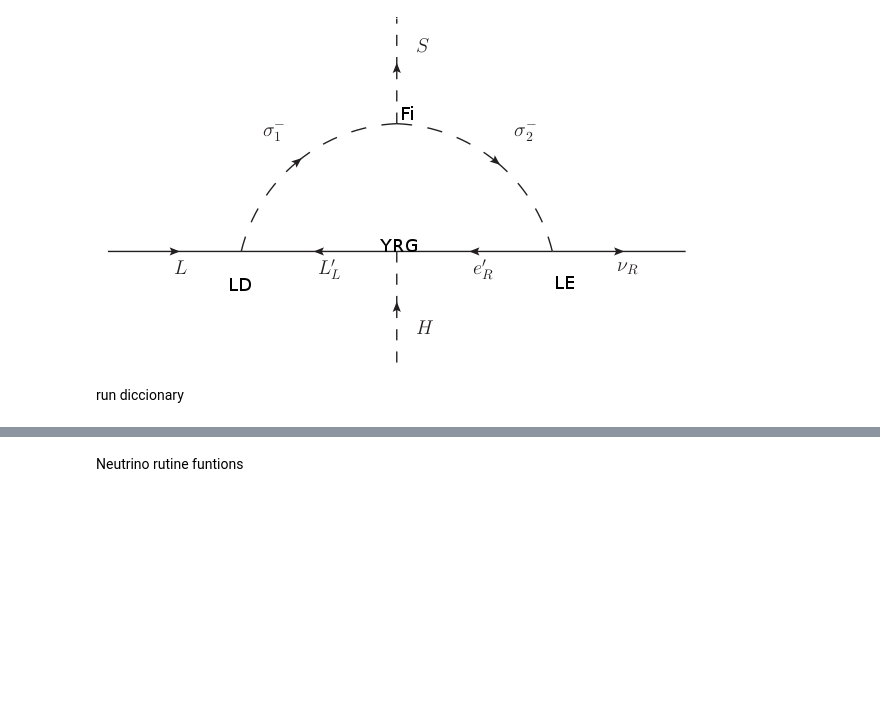
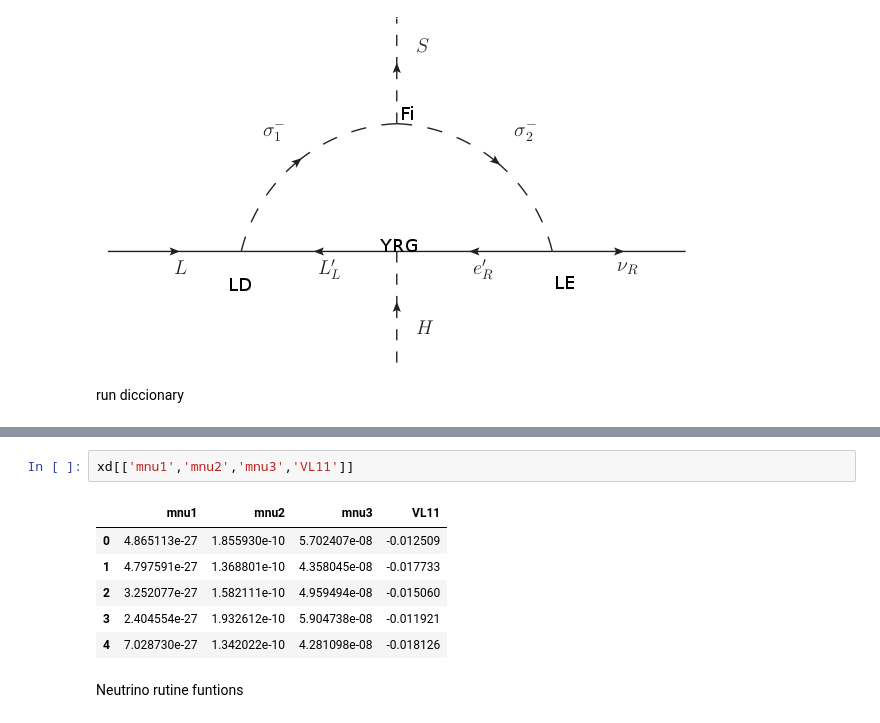
Before and after one commit to anferivera/DarkBariogenesis, a Jupyter notebook: U1B_model-neutrino-masses-v2.ipynb, the cells around one changed output, grey strips where cells are left out. Drawn from its saved outputs; the diff is of its cells as text; blank space fills up the shorter version.

```diff
--- a/U1B_model-neutrino-masses-v2.ipynb
+++ b/U1B_model-neutrino-masses-v2.ipynb
@@ -148,3 +148,12 @@ The program spent 8.751108169555664 s running 5 times
+# %%
+xd[['mnu1','mnu2','mnu3','VL11']]
+# %% [output]
+|  | mnu1 | mnu2 | mnu3 | VL11 |
+| 0 | 4.865113e-27 | 1.855930e-10 | 5.702407e-08 | -0.012509 |
+| 1 | 4.797591e-27 | 1.368801e-10 | 4.358045e-08 | -0.017733 |
+| 2 | 3.252077e-27 | 1.582111e-10 | 4.959494e-08 | -0.015060 |
+| 3 | 2.404554e-27 | 1.932612e-10 | 5.904738e-08 | -0.011921 |
+| 4 | 7.028730e-27 | 1.342022e-10 | 4.281098e-08 | -0.018126 |
 # %% [markdown]
 Neutrino rutine funtions
 # %%
```
Also changed, not shown: parts of 4 cells of this notebook, 11 other files.
